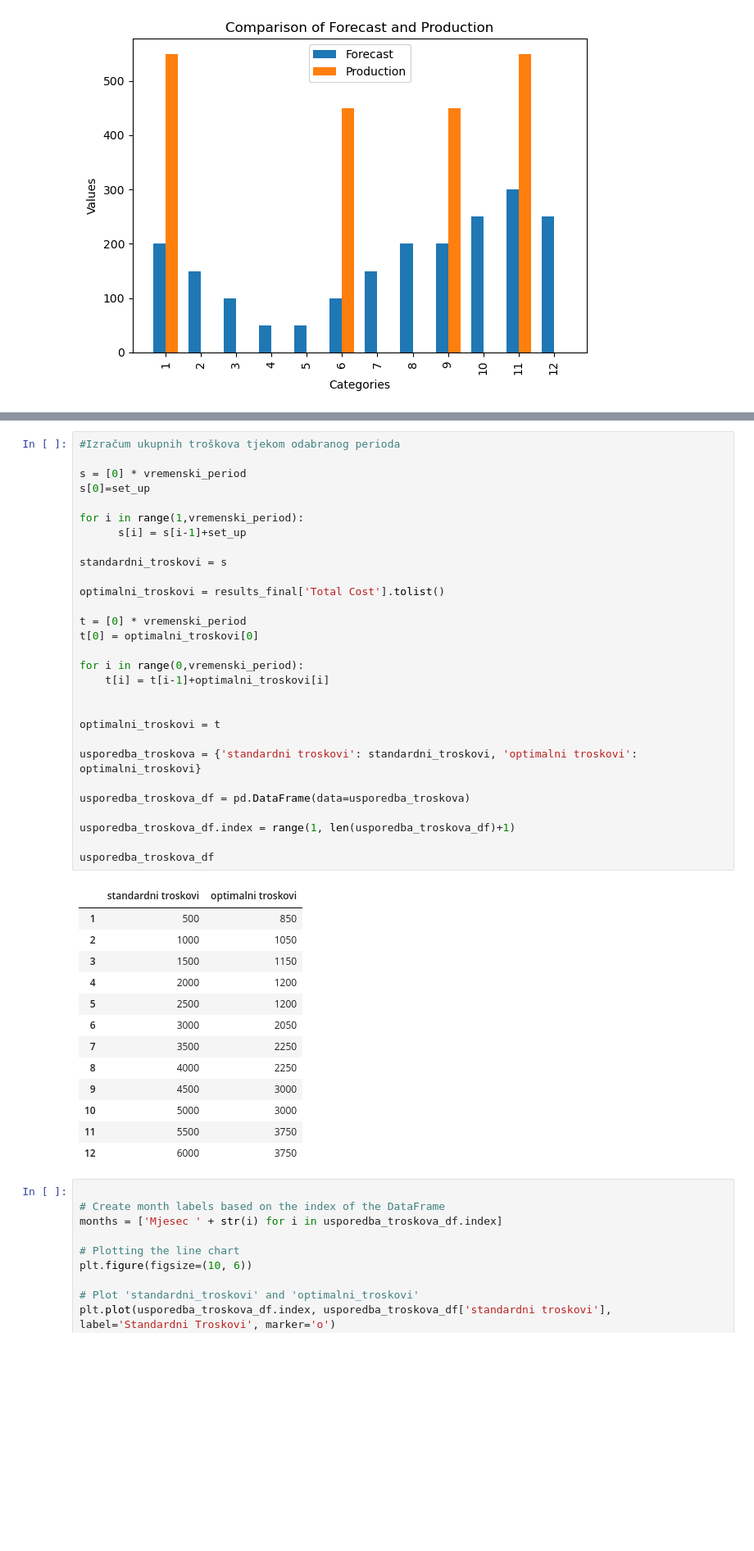
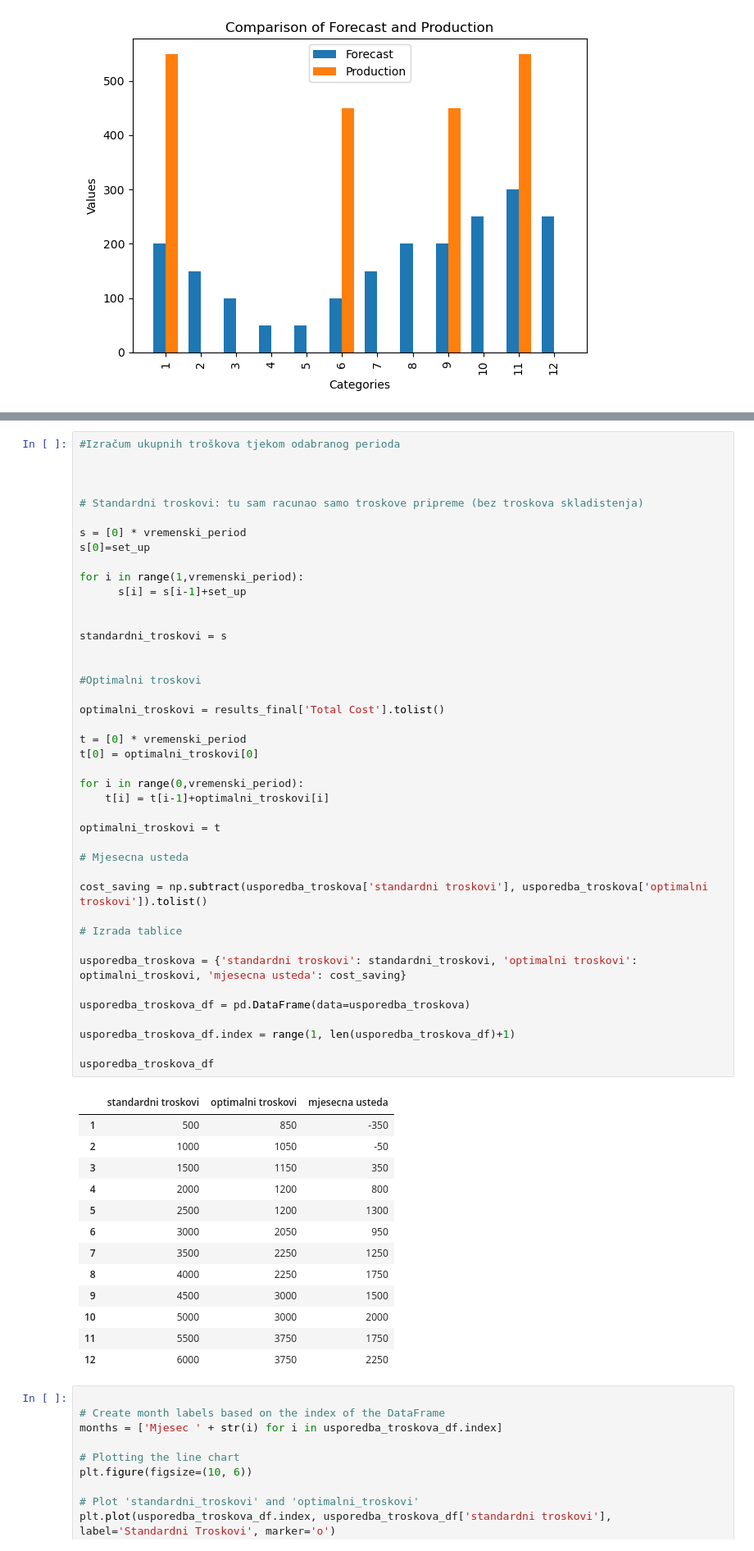
Before and after one commit to JednaKuna/planiranje_proizvodnje, a Jupyter notebook: izracun.ipynb, the cells around one changed output, grey strips where cells are left out. Shown at 82% size. Saved outputs shown, nothing was run; the diff lists cells and outputs as text; blank space fills up the shorter version.

```diff
--- a/izracun.ipynb
+++ b/izracun.ipynb
@@ -305,46 +305,59 @@ plt.show()
 # %%
 #Izračum ukupnih troškova tjekom odabranog perioda
+
+
+
+# Standardni troskovi: tu sam racunao samo troskove pripreme (bez troskova skladistenja)
 
 s = [0] * vremenski_period
 s[0]=set_up
 
 for i in range(1,vremenski_period):
       s[i] = s[i-1]+set_up
 
+
 standardni_troskovi = s
+
+
+#Optimalni troskovi
 
 optimalni_troskovi = results_final['Total Cost'].tolist()
 
 t = [0] * vremenski_period
 t[0] = optimalni_troskovi[0]
 
 for i in range(0,vremenski_period):
     t[i] = t[i-1]+optimalni_troskovi[i]
 
-
 optimalni_troskovi = t
 
-usporedba_troskova = {'standardni troskovi': standardni_troskovi, 'optimalni troskovi': optimalni_troskovi}
+# Mjesecna usteda
+
+cost_saving = np.subtract(usporedba_troskova['standardni troskovi'], usporedba_troskova['optimalni troskovi']).tolist()
+
+# Izrada tablice
+
+usporedba_troskova = {'standardni troskovi': standardni_troskovi, 'optimalni troskovi': optimalni_troskovi, 'mjesecna usteda': cost_saving}
 
 usporedba_troskova_df = pd.DataFrame(data=usporedba_troskova)
 
 usporedba_troskova_df.index = range(1, len(usporedba_troskova_df)+1)
 
 usporedba_troskova_df
 # %% [output]
-|  | standardni troskovi | optimalni troskovi |
-| 1 | 500 | 850 |
-| 2 | 1000 | 1050 |
-| 3 | 1500 | 1150 |
-| 4 | 2000 | 1200 |
-| 5 | 2500 | 1200 |
-| 6 | 3000 | 2050 |
-| 7 | 3500 | 2250 |
-| 8 | 4000 | 2250 |
-| 9 | 4500 | 3000 |
-| 10 | 5000 | 3000 |
-| 11 | 5500 | 3750 |
-| 12 | 6000 | 3750 |
+|  | standardni troskovi | optimalni troskovi | mjesecna usteda |
+| 1 | 500 | 850 | -350 |
+| 2 | 1000 | 1050 | -50 |
+| 3 | 1500 | 1150 | 350 |
+| 4 | 2000 | 1200 | 800 |
+| 5 | 2500 | 1200 | 1300 |
+| 6 | 3000 | 2050 | 950 |
+| 7 | 3500 | 2250 | 1250 |
+| 8 | 4000 | 2250 | 1750 |
+| 9 | 4500 | 3000 | 1500 |
+| 10 | 5000 | 3000 | 2000 |
+| 11 | 5500 | 3750 | 1750 |
+| 12 | 6000 | 3750 | 2250 |
 # %%
 
 # Create month labels based on the index of the DataFrame
```
Also changed, not shown: parts of 2 cells of this notebook, 1 other file.
